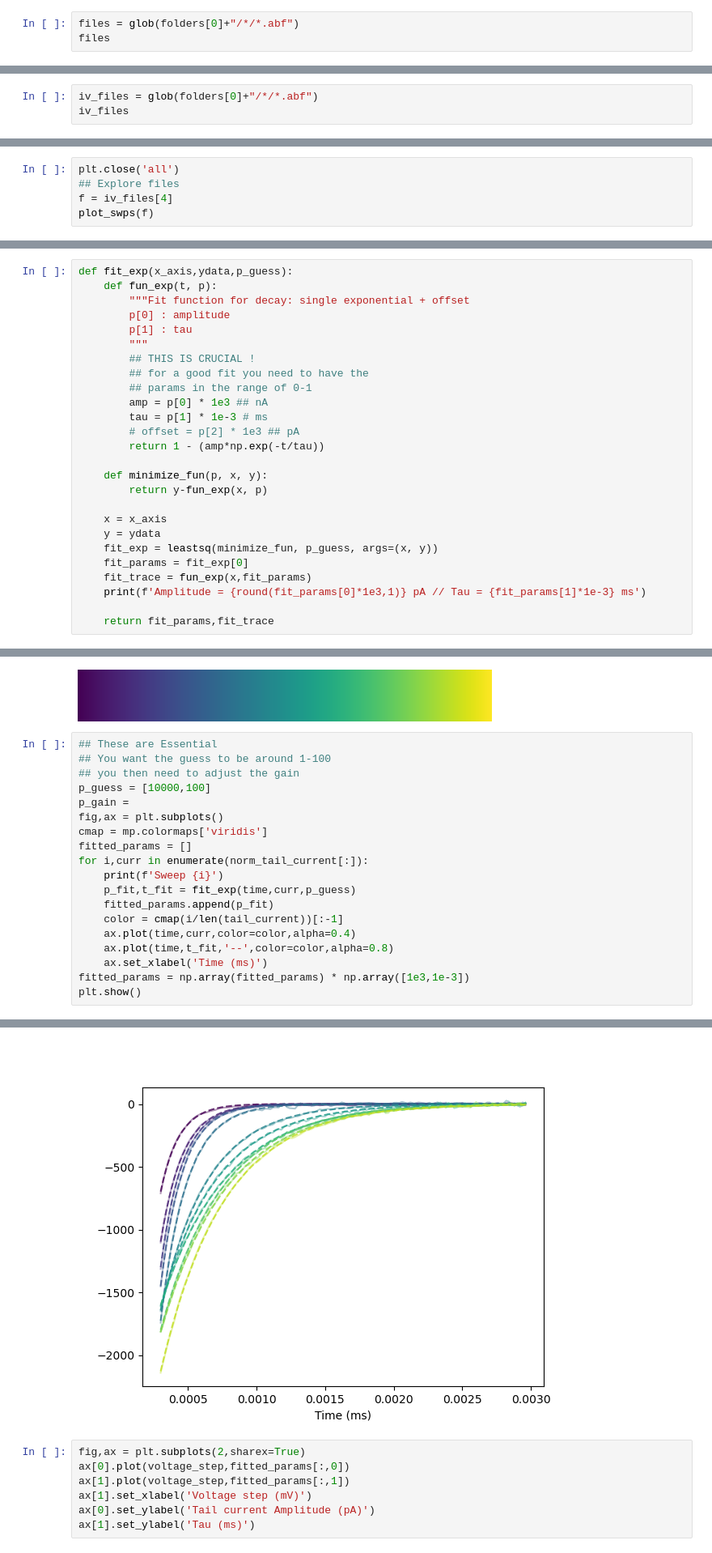
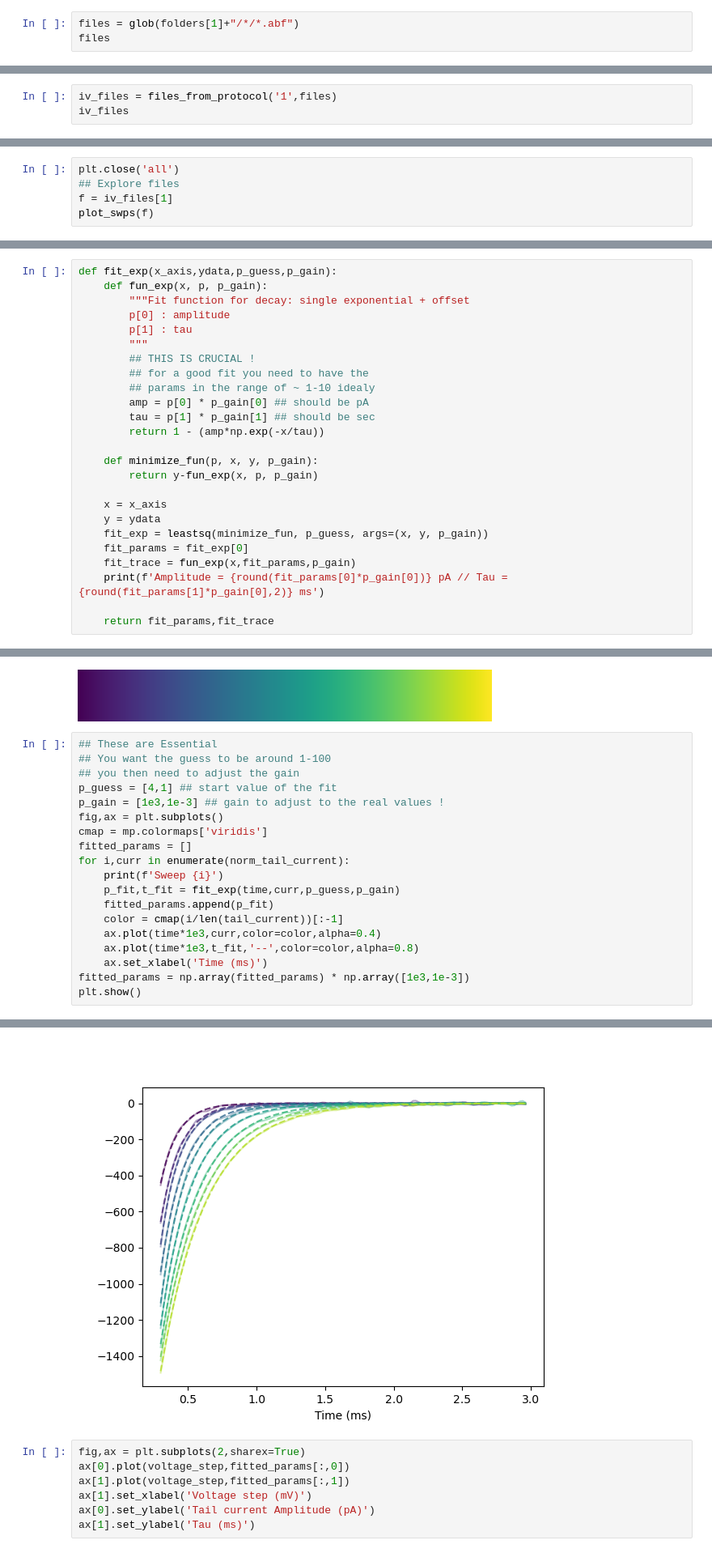
Before and after one commit to afmontarras/CSHL, a Jupyter notebook: Kv.ipynb, the cells around one changed output, grey strips where cells are left out. Shown: that part at 81% size. Saved outputs shown, nothing was run; the diff lists cells and outputs as text.

```diff
--- a/Kv.ipynb
+++ b/Kv.ipynb
@@ -22,6 +27,6 @@ folders
  '/home/alan/Documents/LAB/CSHL/Data/Nav']
 # %%
-files = glob(folders[0]+"/*/*.abf")
+files = glob(folders[1]+"/*/*.abf")
 files
 # %% [output]
 ['/home/alan/Documents/LAB/CSHL/Data/Kv/Niko/2024_06_08_0003.abf',
@@ -34,7 +48,7 @@ files
 ## Activation
 ### IV curve
 # %%
-iv_files = glob(folders[0]+"/*/*.abf")
+iv_files = files_from_protocol('1',files)
 iv_files
 # %% [output]
 ['/home/alan/Documents/LAB/CSHL/Data/Kv/Niko/2024_06_08_0003.abf',
@@ -46,6 +59,6 @@ iv_files
 # %%
 plt.close('all')
 ## Explore files
-f = iv_files[4]
+f = iv_files[1]
 plot_swps(f)
 # %% [output]
@@ -155,27 +170,26 @@ plt.show()
 # %%
-def fit_exp(x_axis,ydata,p_guess):
-    def fun_exp(t, p):
+def fit_exp(x_axis,ydata,p_guess,p_gain):
+    def fun_exp(x, p, p_gain):
         """Fit function for decay: single exponential + offset
         p[0] : amplitude
         p[1] : tau
         """
         ## THIS IS CRUCIAL !
         ## for a good fit you need to have the
-        ## params in the range of 0-1
-        amp = p[0] * 1e3 ## nA
-        tau = p[1] * 1e-3 # ms
-        # offset = p[2] * 1e3 ## pA
-        return 1 - (amp*np.exp(-t/tau))
+        ## params in the range of ~ 1-10 idealy
+        amp = p[0] * p_gain[0] ## should be pA
+        tau = p[1] * p_gain[1] ## should be sec
+        return 1 - (amp*np.exp(-x/tau))
 
-    def minimize_fun(p, x, y):
-        return y-fun_exp(x, p)
+    def minimize_fun(p, x, y, p_gain):
+        return y-fun_exp(x, p, p_gain)
 
     x = x_axis
     y = ydata
-    fit_exp = leastsq(minimize_fun, p_guess, args=(x, y))
+    fit_exp = leastsq(minimize_fun, p_guess, args=(x, y, p_gain))
     fit_params = fit_exp[0]
-    fit_trace = fun_exp(x,fit_params)
-    print(f'Amplitude = {round(fit_params[0]*1e3,1)} pA // Tau = {fit_params[1]*1e-3} ms')
+    fit_trace = fun_exp(x,fit_params,p_gain)
+    print(f'Amplitude = {round(fit_params[0]*p_gain[0])} pA // Tau = {round(fit_params[1]*p_gain[0],2)} ms')
 
     return fit_params,fit_trace
 # %%
@@ -194,18 +208,18 @@ mp.colormaps['viridis'] # You can check out matploltlib colors maps for more col
 ## These are Essential
 ## You want the guess to be around 1-100
 ## you then need to adjust the gain
-p_guess = [10000,100]
-p_gain =
+p_guess = [4,1] ## start value of the fit
+p_gain = [1e3,1e-3] ## gain to adjust to the real values !
 fig,ax = plt.subplots()
 cmap = mp.colormaps['viridis']
 fitted_params = []
-for i,curr in enumerate(norm_tail_current[:]):
+for i,curr in enumerate(norm_tail_current):
     print(f'Sweep {i}')
-    p_fit,t_fit = fit_exp(time,curr,p_guess)
+    p_fit,t_fit = fit_exp(time,curr,p_guess,p_gain)
     fitted_params.append(p_fit)
     color = cmap(i/len(tail_current))[:-1]
-    ax.plot(time,curr,color=color,alpha=0.4)
-    ax.plot(time,t_fit,'--',color=color,alpha=0.8)
+    ax.plot(time*1e3,curr,color=color,alpha=0.4)
+    ax.plot(time*1e3,t_fit,'--',color=color,alpha=0.8)
     ax.set_xlabel('Time (ms)')
 fitted_params = np.array(fitted_params) * np.array([1e3,1e-3])
 plt.show()
@@ -230,4 +245,4 @@ Amplitude = 4106.8 pA // Tau = 0.4565117087907757 ms
-[figure, old version]
+[figure, new version]
 # %%
 fig,ax = plt.subplots(2,sharex=True)
 ax[0].plot(voltage_step,fitted_params[:,0])
```
Also changed, not shown: parts of 11 cells of this notebook, 4 other files.
